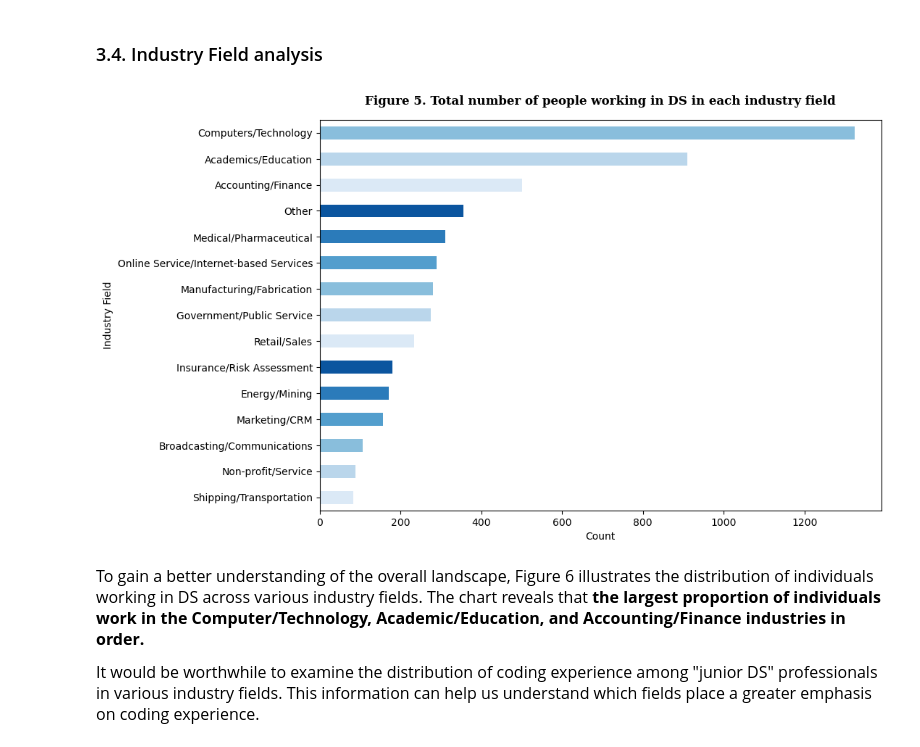
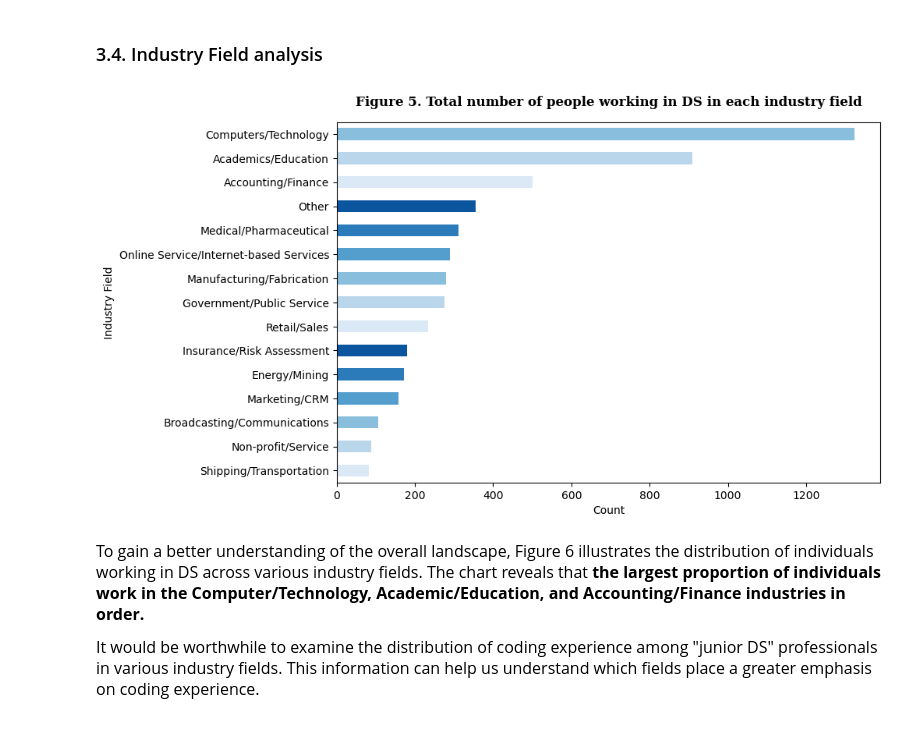
Before and after one commit to hadis-raad/newcomers_in_ds, a Jupyter notebook: notebook1937c1ae19.ipynb, the cells around one changed output. Drawn from its saved outputs; the diff is of its cells as text; code cells hidden in the pictures.

```diff
--- a/notebook1937c1ae19.ipynb
+++ b/notebook1937c1ae19.ipynb
@@ -383,18 +383,18 @@ fig.update_layout(showlegend=True, height=700, width=1100, font=dict(size=14, fa
 # %%
 
 industry_stat_df.sort_values('total').plot(y='total',kind='barh',color=sns.color_palette("Blues"))
 
 plt.title("Figure 5. Total number of people working in DS in each industry field", pad=15,
           fontsize=12, family="serif", weight="semibold")
 
 plt.legend().remove()
 plt.ylabel("Industry Field", fontsize=10)
 plt.xlabel("Count", fontsize=10)
 plt.tick_params(axis='y', labelsize=10)
-plt.gcf().set_size_inches(10, 7)
+plt.gcf().set_size_inches(9, 6)
 plt.show()
 # %% [output]
-[figure, old version]
+[figure, new version]
 # %% [markdown]
 
 <font size = "3">To gain a better understanding of the overall landscape, Figure 6 illustrates the distribution of individuals working in DS across various industry fields. The chart reveals that <b>the largest proportion of individuals work in the Computer/Technology, Academic/Education, and Accounting/Finance industries in order.</b></font>
```
Also changed, not shown: parts of 3 cells of this notebook.
